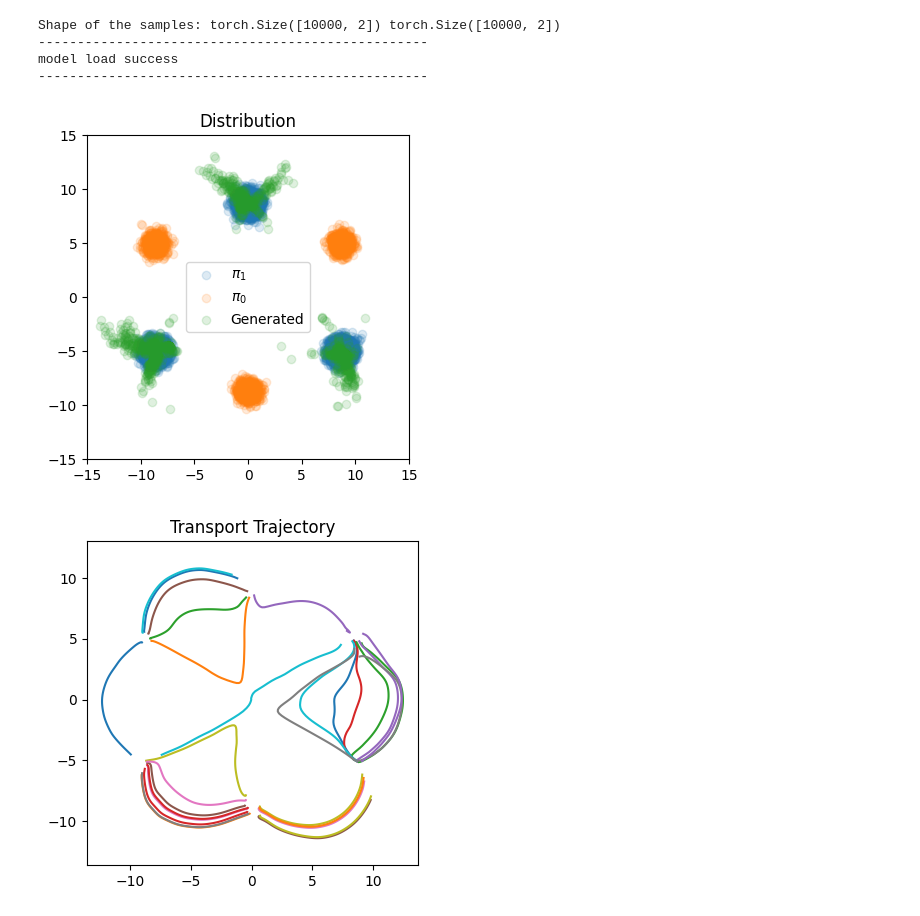
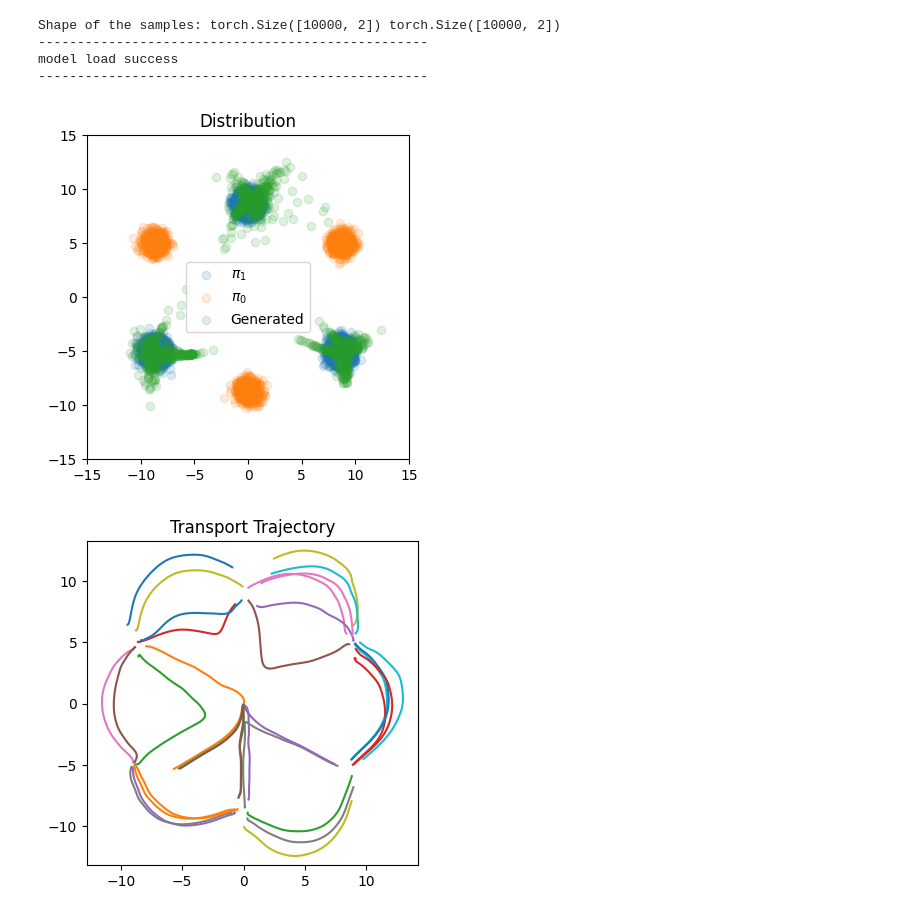
Before and after one commit to JamesSand/SecondOrderRectifiedFlow, a Jupyter notebook: model_eval.ipynb, the cells around one changed output. Drawn from its saved outputs; the diff is of its cells as text; code cells hidden in the pictures.

```diff
--- a/model_eval.ipynb
+++ b/model_eval.ipynb
@@ -11,10 +11,10 @@ import torch.nn.functional as F
 from tqdm import tqdm
 import wandb
 import os
-from second_order_code import MLP, MLP_2nd_order, RectifiedFlow
+from train_gpu import MLP, MLP_2nd_order, RectifiedFlow
 
 
-wandb_log_name = "second_order_v5"
+wandb_log_name = "second_order_v6"
 ckpt_dir = "checkpoints"
 input_dim = 2
 
@@ -66,32 +66,32 @@ def draw_plot(rectified_flow, z0, z1, N=None):
   plt.scatter(traj[0][:, 0].cpu().numpy(), traj[0][:, 1].cpu().numpy(), label=r'$\pi_0$', alpha=0.15)
   plt.scatter(traj[-1][:, 0].cpu().numpy(), traj[-1][:, 1].cpu().numpy(), label='Generated', alpha=0.15)
   plt.legend()
   plt.title('Distribution')
   plt.tight_layout()
   fig_save_path = os.path.join("images", f"{save_fig_version_base}_scatter.png")
   plt.savefig(fig_save_path)
 
   traj_particles = torch.stack(traj)
   plt.figure(figsize=(4,4))
   plt.xlim(-M,M)
   plt.ylim(-M,M)
   plt.axis('equal')
   for i in range(30):
     plt.plot(traj_particles[:, i, 0], traj_particles[:, i, 1])
   plt.title('Transport Trajectory')
   plt.tight_layout()
 
   # savefigs
   fig_save_path = os.path.join("images", f"{save_fig_version_base}_traj.png")
   plt.savefig(fig_save_path)
 
 #   plt.save(f"{wandb_log_name}.png")
 
 draw_plot(rectified_flow_1, z0=initial_model.sample([2000]), z1=samples_1.detach().clone(), N=100)
 # %% [output]
 Shape of the samples: torch.Size([10000, 2]) torch.Size([10000, 2])
 --------------------------------------------------
 model load success
 --------------------------------------------------
-[figure, old version]
+[figure, new version]
-[figure, old version]
+[figure, new version]
```
Also changed, not shown: 4 other files.
